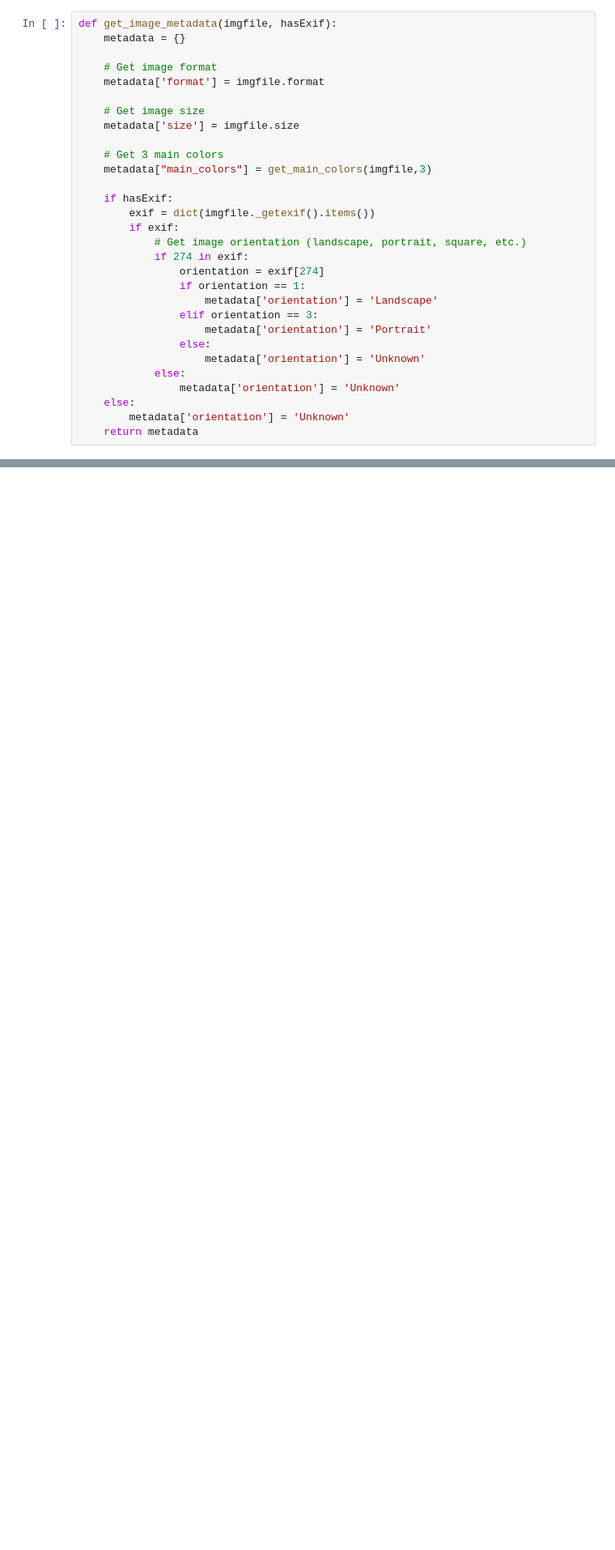
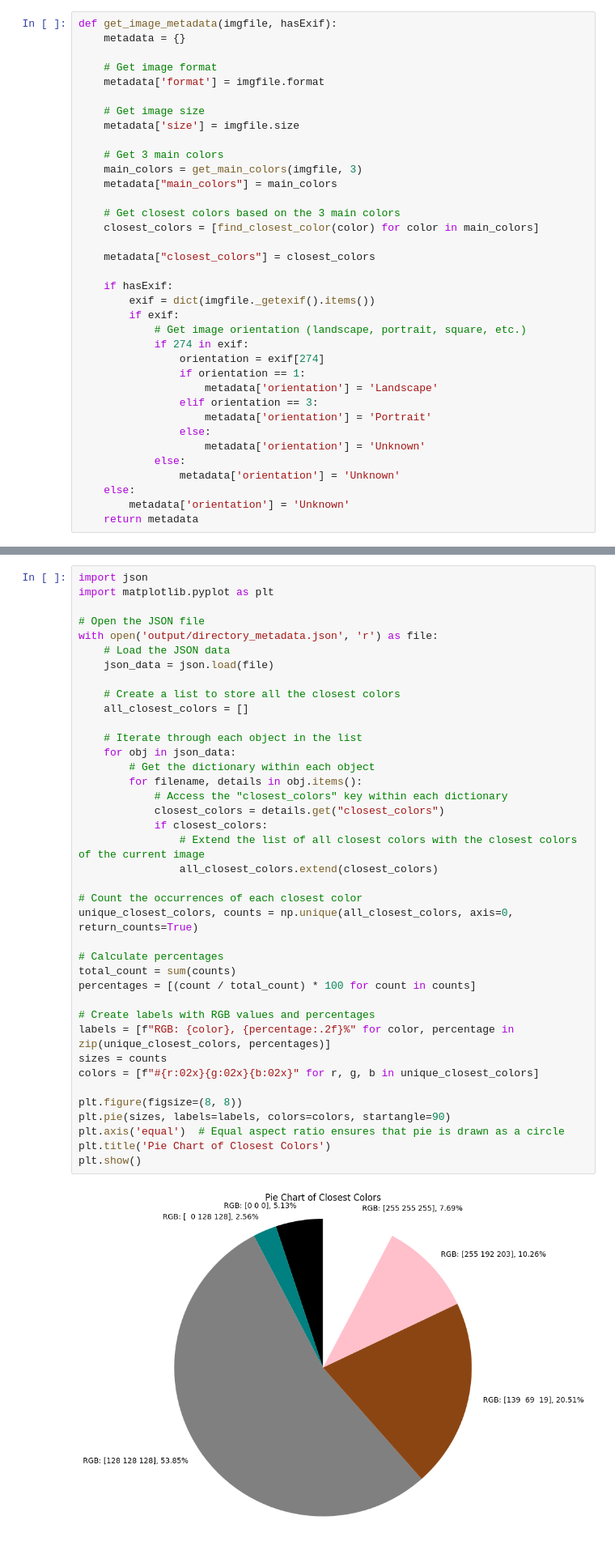
Before and after one commit to HotTeaDrink/DataMining, a Jupyter notebook: fr/Projet/project.ipynb, the cells around one changed output, grey strips where cells are left out. Shown: that part at 81% size. Saved outputs shown, nothing was run; the diff lists cells and outputs as text; blank space fills up the shorter version.

Commit message:
Finished UserTagging + Color schema visualisation

```diff
--- a/fr/Projet/project.ipynb
+++ b/fr/Projet/project.ipynb
@@ -202,7 +263,13 @@ def get_image_metadata(imgfile, hasExif):
     metadata['size'] = imgfile.size
 
     # Get 3 main colors
-    metadata["main_colors"] = get_main_colors(imgfile,3)
+    main_colors = get_main_colors(imgfile, 3)
+    metadata["main_colors"] = main_colors
+
+    # Get closest colors based on the 3 main colors
+    closest_colors = [find_closest_color(color) for color in main_colors]
+
+    metadata["closest_colors"] = closest_colors
 
     if hasExif:
         exif = dict(imgfile._getexif().items())
@@ -303,3 +387,44 @@ Directory metadata saved to output/directory_metadata.json (if no errors occurre
+# %%
+import json
+import matplotlib.pyplot as plt
+
+# Open the JSON file
+with open('output/directory_metadata.json', 'r') as file:
+    # Load the JSON data
+    json_data = json.load(file)
+
+    # Create a list to store all the closest colors
+    all_closest_colors = []
+
+    # Iterate through each object in the list
+    for obj in json_data:
+        # Get the dictionary within each object
+        for filename, details in obj.items():
+            # Access the "closest_colors" key within each dictionary
+            closest_colors = details.get("closest_colors")
+            if closest_colors:
+                # Extend the list of all closest colors with the closest colors of the current image
+                all_closest_colors.extend(closest_colors)
+
+# Count the occurrences of each closest color
+unique_closest_colors, counts = np.unique(all_closest_colors, axis=0, return_counts=True)
+
+# Calculate percentages
+total_count = sum(counts)
+percentages = [(count / total_count) * 100 for count in counts]
+
+# Create labels with RGB values and percentages
+labels = [f"RGB: {color}, {percentage:.2f}%" for color, percentage in zip(unique_closest_colors, percentages)]
+sizes = counts
+colors = [f"#{r:02x}{g:02x}{b:02x}" for r, g, b in unique_closest_colors]
+
+plt.figure(figsize=(8, 8))
+plt.pie(sizes, labels=labels, colors=colors, startangle=90)
+plt.axis('equal')  # Equal aspect ratio ensures that pie is drawn as a circle
+plt.title('Pie Chart of Closest Colors')
+plt.show()
+# %% [output]
+[figure, added]
 # %% [markdown]
 ## Étiquetage et annotation
 ### Utilisation des utilisateur pour tagger les images
```
Also changed, not shown: parts of 9 cells of this notebook.
